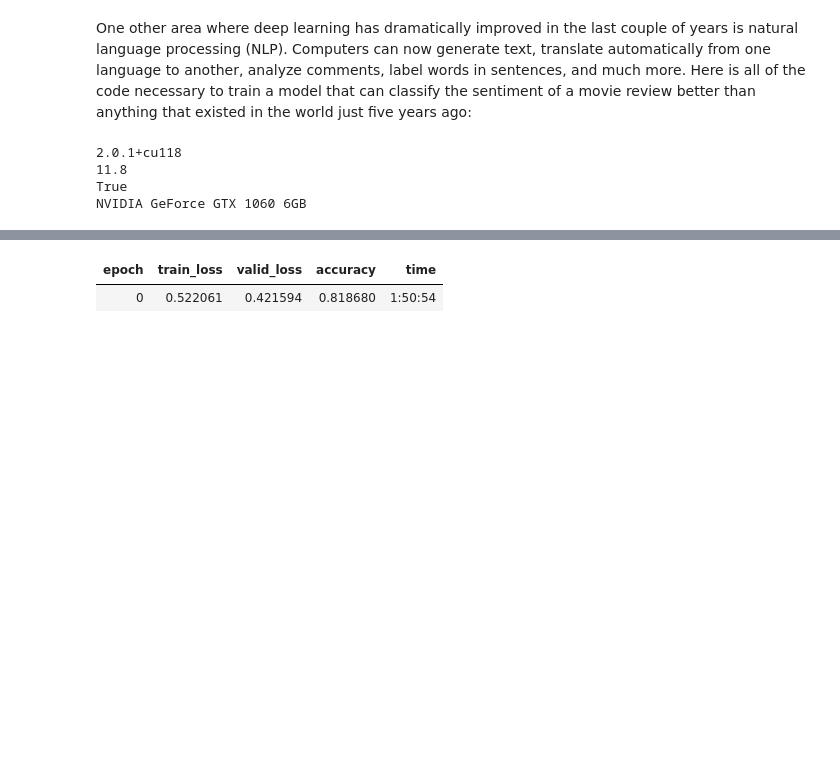
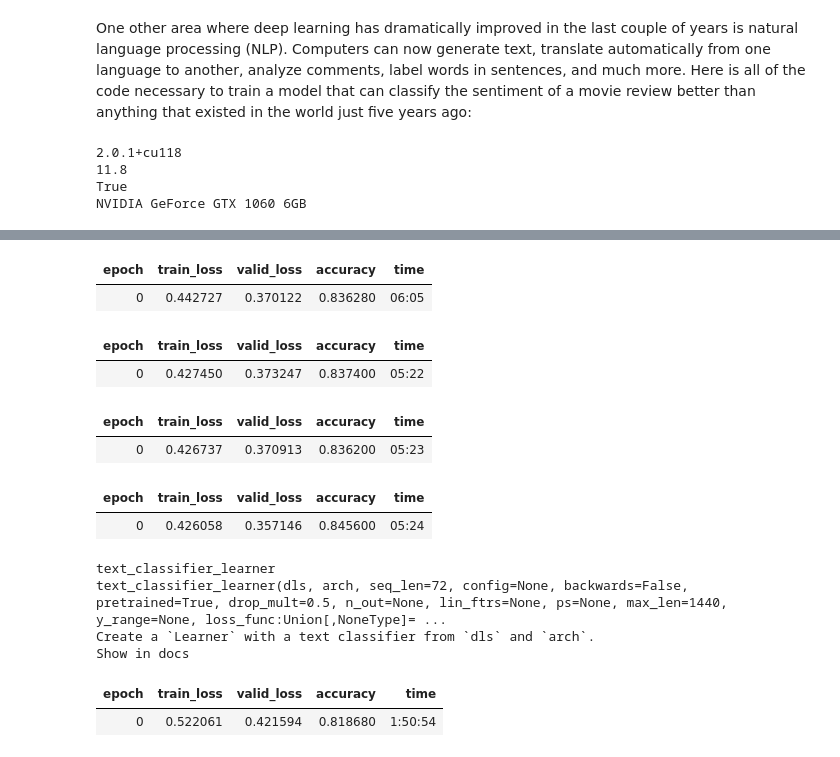
Before and after one commit to Benorli/fastbook, a Jupyter notebook: 01_intro.ipynb, the cells around one changed output, grey strips where cells are left out. Drawn from its saved outputs; the diff is of its cells as text; code cells hidden in the pictures; blank space fills up the shorter version.

Commit message:
clearing the gpu cache allowed me to run the text classifier

```diff
--- a/01_intro.ipynb
+++ b/01_intro.ipynb
@@ -741,3 +748,29 @@ learn.fine_tune(4, 1e-2)
+# %%
+from tqdm.notebook import tqdm
+from fastai.text.all import *
+
+dls = TextDataLoaders.from_folder(untar_data(URLs.IMDB), valid='test', bs=64)
+learn = text_classifier_learner(dls, AWD_LSTM, drop_mult=0.5, metrics=accuracy)
+
+for i in tqdm(range(4)):
+    learn.fit_one_cycle(1, 1e-2)
+    torch.cuda.empty_cache()
+# %% [output]
+| epoch | train_loss | valid_loss | accuracy | time |
+| 0 | 0.442727 | 0.370122 | 0.836280 | 06:05 |
+| epoch | train_loss | valid_loss | accuracy | time |
+| 0 | 0.427450 | 0.373247 | 0.837400 | 05:22 |
+| epoch | train_loss | valid_loss | accuracy | time |
+| 0 | 0.426737 | 0.370913 | 0.836200 | 05:23 |
+| epoch | train_loss | valid_loss | accuracy | time |
+| 0 | 0.426058 | 0.357146 | 0.845600 | 05:24 |
+# %%
+doc(text_classifier_learner)
+# %% [output]
+text_classifier_learner
+text_classifier_learner(dls, arch, seq_len=72, config=None, backwards=False, pretrained=True, drop_mult=0.5, n_out=None, lin_ftrs=None, ps=None, max_len=1440, y_range=None, loss_func:Union[,NoneType]= ...
+Create a `Learner` with a text classifier from `dls` and `arch`.
+Show in docs
 # %%
 from fastai.text.all import *
 
```
Also changed, not shown: parts of 2 cells of this notebook.
